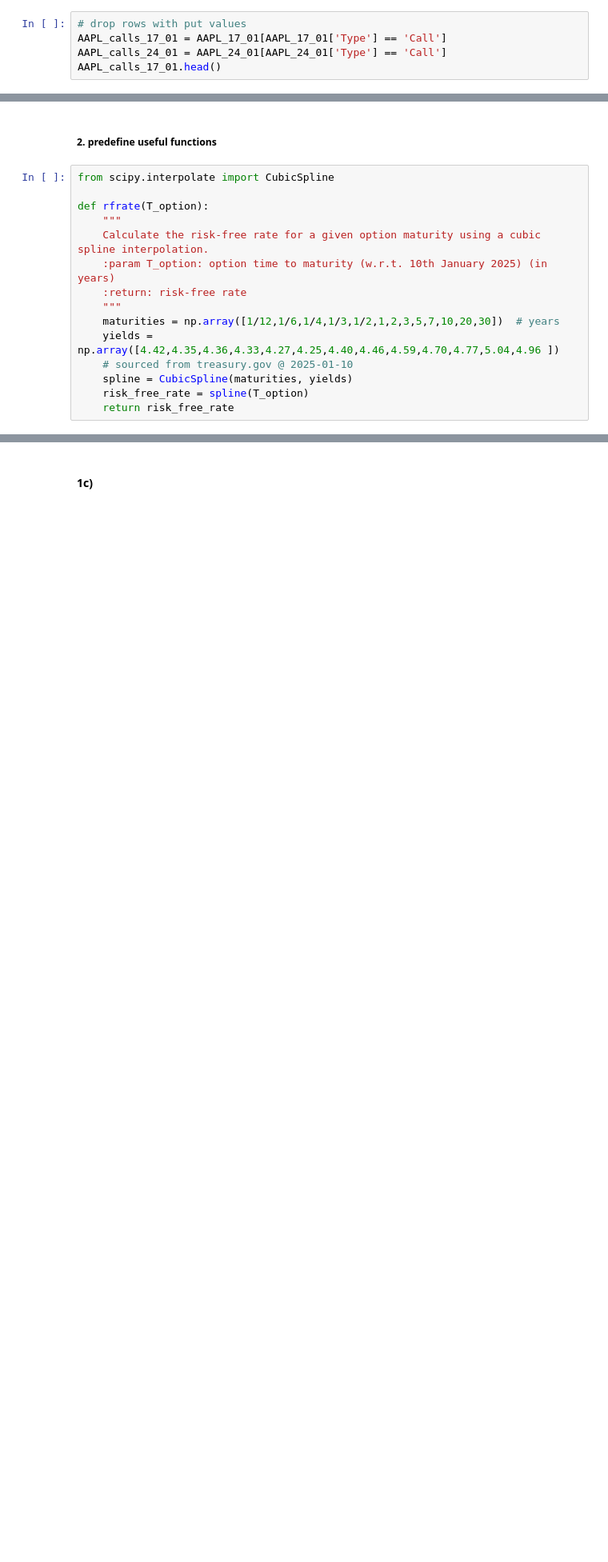
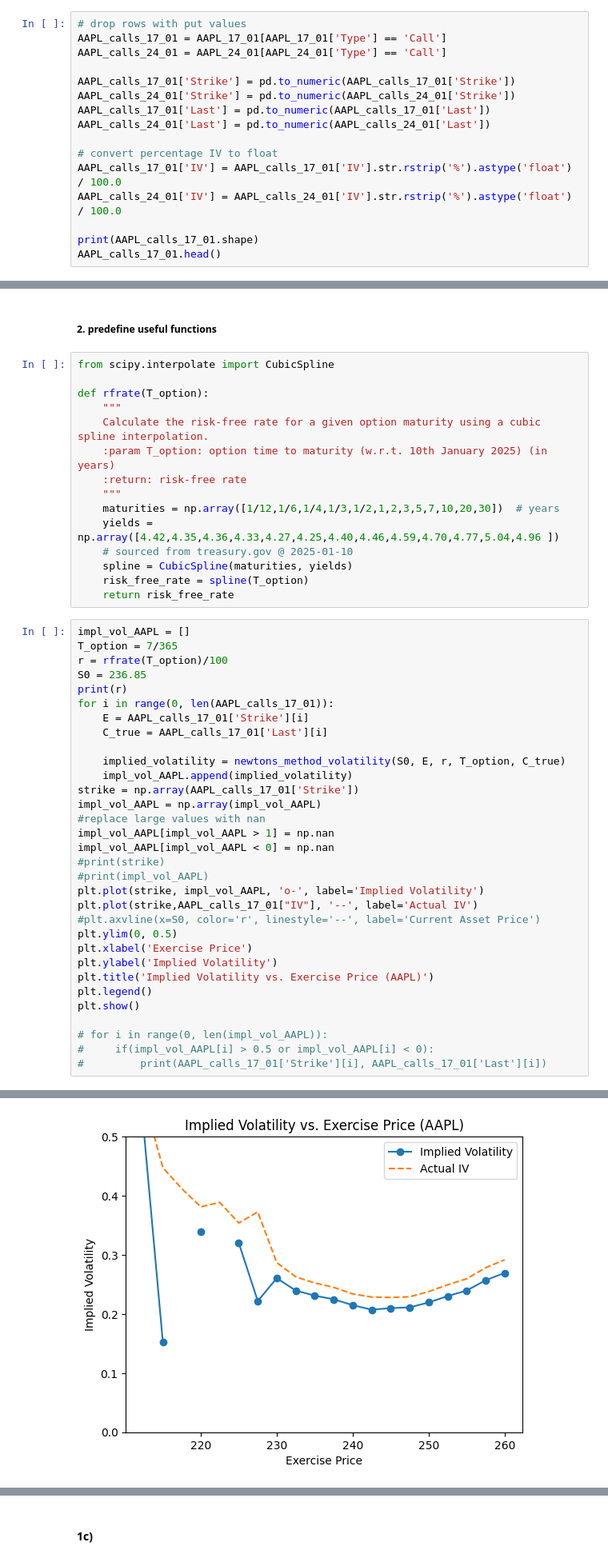
Before and after one commit to andreist3fan/ovmHW2, a Jupyter notebook: jupyter/homework.ipynb, the cells around one changed output, grey strips where cells are left out. Shown at 80% size. Cells and saved outputs as stored; diff of their text form; blank space fills up the shorter version.

```diff
--- a/jupyter/homework.ipynb
+++ b/jupyter/homework.ipynb
@@ -140,5 +140,16 @@ print(AAPL_24_01.head())
 # drop rows with put values
 AAPL_calls_17_01 = AAPL_17_01[AAPL_17_01['Type'] == 'Call']
 AAPL_calls_24_01 = AAPL_24_01[AAPL_24_01['Type'] == 'Call']
+
+AAPL_calls_17_01['Strike'] = pd.to_numeric(AAPL_calls_17_01['Strike'])
+AAPL_calls_24_01['Strike'] = pd.to_numeric(AAPL_calls_24_01['Strike'])
+AAPL_calls_17_01['Last'] = pd.to_numeric(AAPL_calls_17_01['Last'])
+AAPL_calls_24_01['Last'] = pd.to_numeric(AAPL_calls_24_01['Last'])
+
+# convert percentage IV to float
+AAPL_calls_17_01['IV'] = AAPL_calls_17_01['IV'].str.rstrip('%').astype('float') / 100.0
+AAPL_calls_24_01['IV'] = AAPL_calls_24_01['IV'].str.rstrip('%').astype('float') / 100.0
+
+print(AAPL_calls_17_01.shape)
 AAPL_calls_17_01.head()
 # %% [output]
@@ -165,3 +194,36 @@ def rfrate(T_option):
     spline = CubicSpline(maturities, yields)
     risk_free_rate = spline(T_option)
     return risk_free_rate
+# %%
+impl_vol_AAPL = []
+T_option = 7/365
+r = rfrate(T_option)/100
+S0 = 236.85
+print(r)
+for i in range(0, len(AAPL_calls_17_01)):
+    E = AAPL_calls_17_01['Strike'][i]
+    C_true = AAPL_calls_17_01['Last'][i]
+
+    implied_volatility = newtons_method_volatility(S0, E, r, T_option, C_true)
+    impl_vol_AAPL.append(implied_volatility)
+strike = np.array(AAPL_calls_17_01['Strike'])
+impl_vol_AAPL = np.array(impl_vol_AAPL)
+#replace large values with nan
+impl_vol_AAPL[impl_vol_AAPL > 1] = np.nan
+impl_vol_AAPL[impl_vol_AAPL < 0] = np.nan
+#print(strike)
+#print(impl_vol_AAPL)
+plt.plot(strike, impl_vol_AAPL, 'o-', label='Implied Volatility')
+plt.plot(strike,AAPL_calls_17_01["IV"], '--', label='Actual IV')
+#plt.axvline(x=S0, color='r', linestyle='--', label='Current Asset Price')
+plt.ylim(0, 0.5)
+plt.xlabel('Exercise Price')
+plt.ylabel('Implied Volatility')
+plt.title('Implied Volatility vs. Exercise Price (AAPL)')
+plt.legend()
+plt.show()
+
+# for i in range(0, len(impl_vol_AAPL)):
+#     if(impl_vol_AAPL[i] > 0.5 or impl_vol_AAPL[i] < 0):
+#         print(AAPL_calls_17_01['Strike'][i], AAPL_calls_17_01['Last'][i])
+# %% [output]
@@ -167,0 +231 @@ def rfrate(T_option):
+[figure, added]
```
Also changed, not shown: parts of 12 cells of this notebook.
